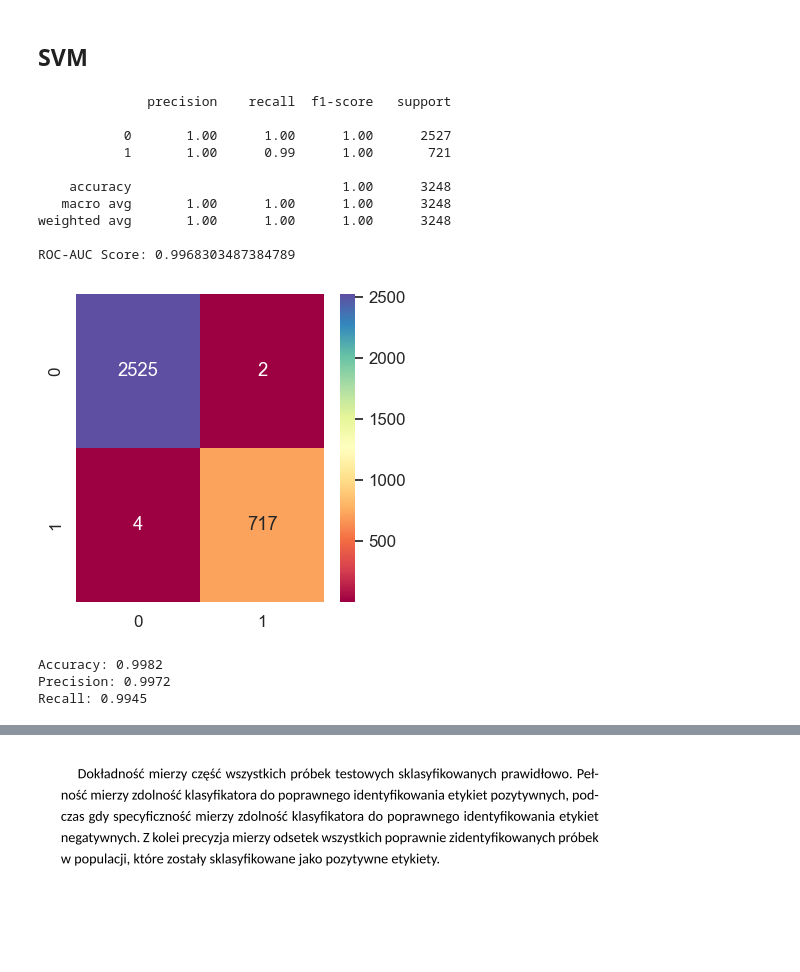
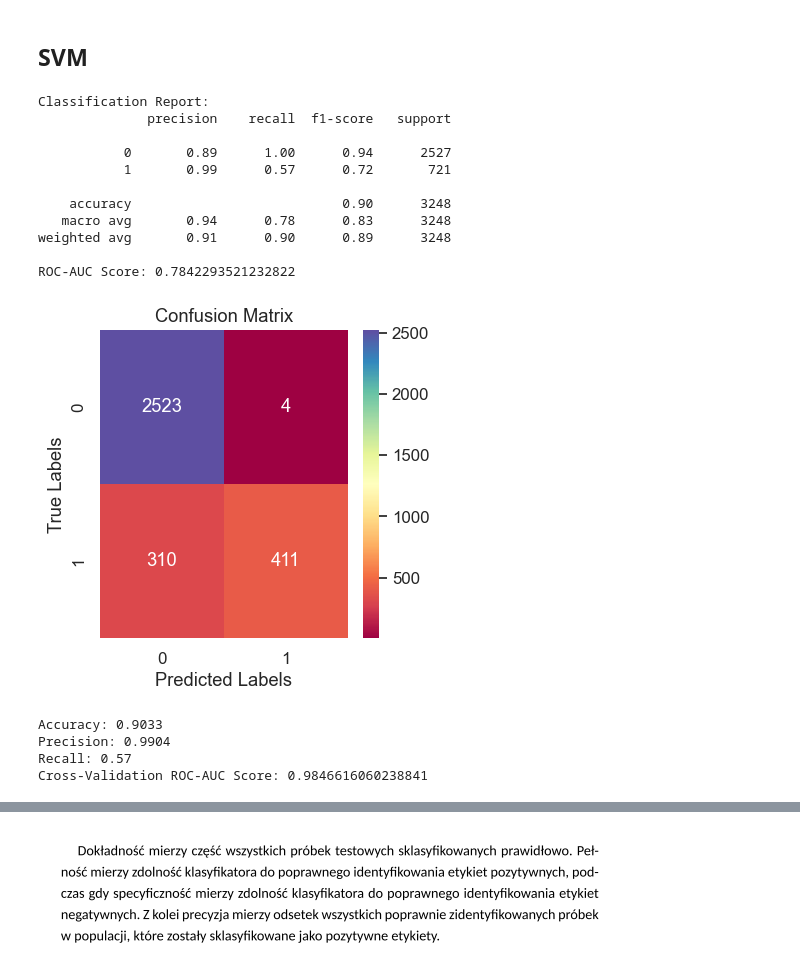
Before and after one commit to MlekoZjad/ML_2024, a Jupyter notebook: Case_1.ipynb, the cells around one changed output, grey strips where cells are left out. Drawn from its saved outputs; the diff is of its cells as text; code cells hidden in the pictures; blank space fills up the shorter version.

```diff
--- a/Case_1.ipynb
+++ b/Case_1.ipynb
@@ -304,5 +513,5 @@ Name: count, dtype: int64
 # %%
-X_train, X_test, y_train, y_test = train_test_split(X, y, test_size=0.33, random_state=42)
+X_train, X_test, y_train, y_test = train_test_split(X_encoded, y, test_size=0.33, random_state=42)
 # %% [markdown]
 ### Pipeline
 # %%
@@ -376,0 +558,17 @@ Recall: 0.9695
+# %%
+
+model_knn = KNeighborsClassifier(n_neighbors=4)
+
+knn_pipeline = make_pipeline(maxabs_scaler, over, under, pca, model_knn)
+
+knn_pipeline.fit(X_train, y_train)
+
+y_pred = knn_pipeline.predict(X_test)
+
+# Ewaluacja modelu
+model_result(y_test, y_pred)
+
+# Cross-validation
+cv = RepeatedStratifiedKFold(n_splits=10, n_repeats=3, random_state=1)
+scores = cross_val_score(knn_pipeline, X_encoded, y, scoring='roc_auc', cv=cv, n_jobs=1)
+print("Cross-Validation ROC-AUC Score:", scores.mean())
@@ -456,42 +696,27 @@ Recall: 0.9903
 # %% [markdown]
 ## SVM
 # %%
-svm_model = SVC(kernel='linear', random_state=1)
-svm_pipeline = make_pipeline(column_transformer, minmax_scaler, over, under, pca, svm_model)
-
+svm_model = SVC(kernel='rbf', random_state=1)
+svm_pipeline = make_pipeline(maxabs_scaler, over, under, pca, svm_model)
 svm_pipeline.fit(X_train, y_train)
-
 svm_y_pred = svm_pipeline.predict(X_test)
-
-svm_scores = cross_val_score(svm_pipeline, X, y, scoring='roc_auc', cv=cv, n_jobs=1)
-
-print(classification_report(y_test, svm_y_pred))
-
-print("ROC-AUC Score:", roc_auc_score(y_test, svm_y_pred))
-
-cm_svm = confusion_matrix(y_test, svm_y_pred)
-plt.figure(figsize=(4, 4))
-sns.set(font_scale=1.1)
-sns.heatmap(cm_svm, cmap='Spectral', annot=True, fmt='d')
-plt.show()
-
-accuracy_svm = round(accuracy_score(y_test, svm_y_pred), 4)
-precision_svm = round(precision_score(y_test, svm_y_pred), 4)
-recall_svm = round(recall_score(y_test, svm_y_pred), 4)
-
-print(f'Accuracy: {accuracy_svm}\nPrecision: {precision_svm}\nRecall: {recall_svm}')
+model_result(y_test, svm_y_pred)
+svm_scores = cross_val_score(svm_pipeline, X_encoded, y, scoring='roc_auc', cv=cv, n_jobs=1)
+print("Cross-Validation ROC-AUC Score:", svm_scores.mean())
 # %% [output]
+Classification Report:
               precision    recall  f1-score   support
 
-           0       1.00      1.00      1.00      2527
-           1       1.00      0.99      1.00       721
+           0       0.89      1.00      0.94      2527
+           1       0.99      0.57      0.72       721
 
-    accuracy                           1.00      3248
-   macro avg       1.00      1.00      1.00      3248
-weighted avg       1.00      1.00      1.00      3248
+    accuracy                           0.90      3248
+   macro avg       0.94      0.78      0.83      3248
+weighted avg       0.91      0.90      0.89      3248
 
-ROC-AUC Score: 0.9968303487384789
+ROC-AUC Score: 0.7842293521232822
-[figure, old version]
+[figure, new version]
-Accuracy: 0.9982
-Precision: 0.9972
-Recall: 0.9945
+Accuracy: 0.9033
+Precision: 0.9904
+Recall: 0.57
+Cross-Validation ROC-AUC Score: 0.9846616060238841
```
Also changed, not shown: parts of 48 cells of this notebook.
